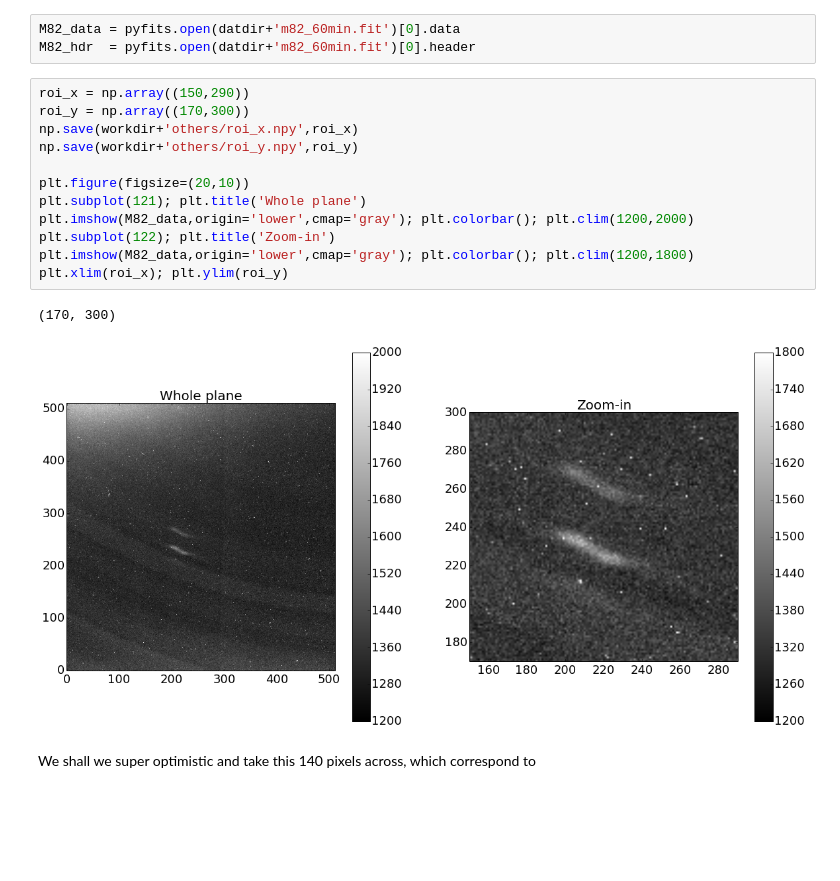
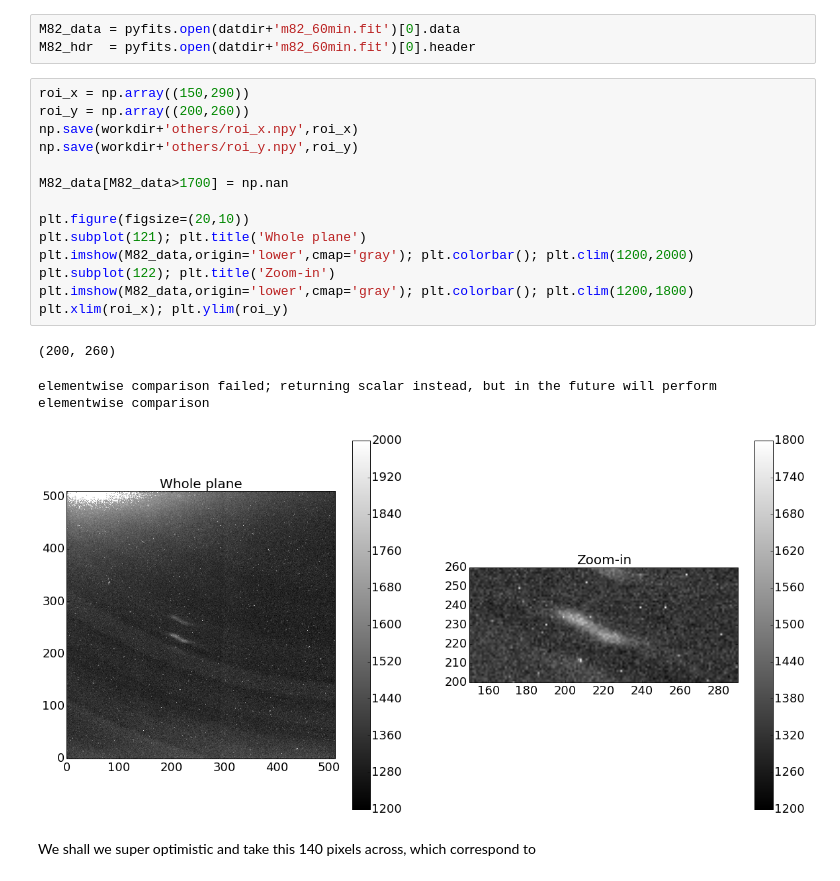
Before and after one commit to Mipanox/PHYS301, a Jupyter notebook: Project/SpecAna.ipynb, the cells around one changed output. Drawn from its saved outputs; the diff is of its cells as text; blank space fills up the shorter version.

```diff
--- a/Project/SpecAna.ipynb
+++ b/Project/SpecAna.ipynb
@@ -47,19 +47,22 @@ M82_data = pyfits.open(datdir+'m82_60min.fit')[0].data
 M82_hdr  = pyfits.open(datdir+'m82_60min.fit')[0].header
 # %%
 roi_x = np.array((150,290))
-roi_y = np.array((170,300))
+roi_y = np.array((200,260))
 np.save(workdir+'others/roi_x.npy',roi_x)
 np.save(workdir+'others/roi_y.npy',roi_y)
+
+M82_data[M82_data>1700] = np.nan
 
 plt.figure(figsize=(20,10))
 plt.subplot(121); plt.title('Whole plane')
 plt.imshow(M82_data,origin='lower',cmap='gray'); plt.colorbar(); plt.clim(1200,2000)
 plt.subplot(122); plt.title('Zoom-in')
 plt.imshow(M82_data,origin='lower',cmap='gray'); plt.colorbar(); plt.clim(1200,1800)
 plt.xlim(roi_x); plt.ylim(roi_y)
 # %% [output]
-(170, 300)
+(200, 260)
+elementwise comparison failed; returning scalar instead, but in the future will perform elementwise comparison
-[figure, old version]
+[figure, new version]
 # %% [markdown]
 We shall we super optimistic and take this 140 pixels across, which correspond to
 # %%
```
Also changed, not shown: parts of 25 cells of this notebook, 1 other file.
